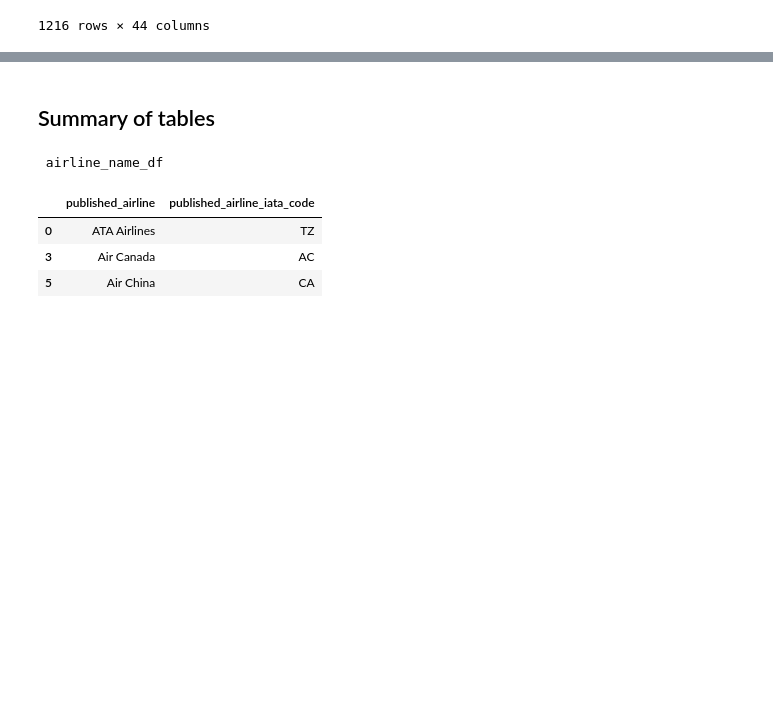
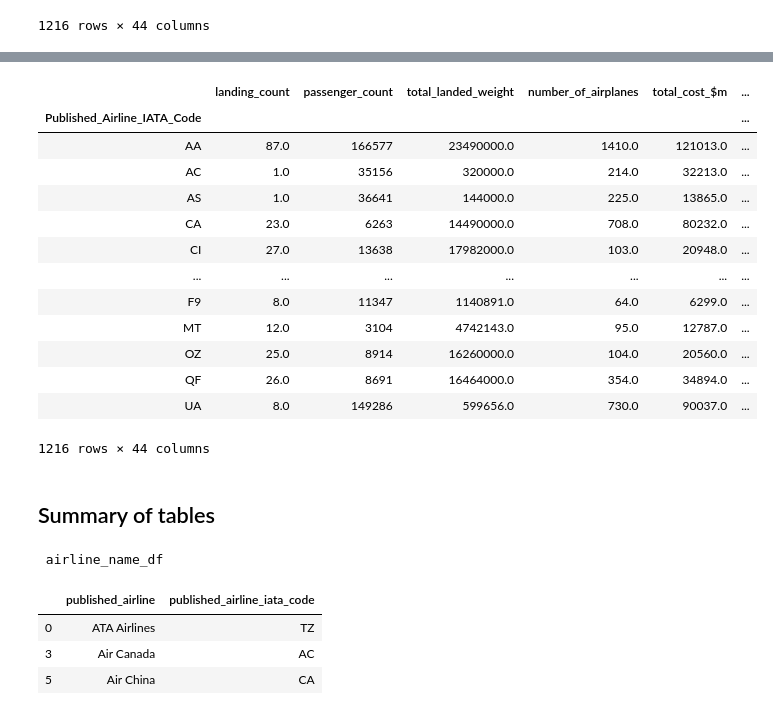
Before and after one commit to Alexlamp/final_project_group1, a Jupyter notebook: Data_ETL.ipynb, the cells around one changed output, grey strips where cells are left out. Saved outputs shown, nothing was run; the diff lists cells and outputs as text; code cells hidden in the pictures; blank space fills up the shorter version.

```diff
--- a/Data_ETL.ipynb
+++ b/Data_ETL.ipynb
@@ -1236,3 +1086,20 @@ for dataframe in dataframe_list:
+# %%
+airline_performance
+# %% [output]
+|  | landing_count | passenger_count | total_landed_weight | number_of_airplanes | total_cost_$m | ... |
+| Published_Airline_IATA_Code |  |  |  |  |  | ... |
+| AA | 87.0 | 166577 | 23490000.0 | 1410.0 | 121013.0 | ... |
+| AC | 1.0 | 35156 | 320000.0 | 214.0 | 32213.0 | ... |
+| AS | 1.0 | 36641 | 144000.0 | 225.0 | 13865.0 | ... |
+| CA | 23.0 | 6263 | 14490000.0 | 708.0 | 80232.0 | ... |
+| CI | 27.0 | 13638 | 17982000.0 | 103.0 | 20948.0 | ... |
+| ... | ... | ... | ... | ... | ... | ... |
+| F9 | 8.0 | 11347 | 1140891.0 | 64.0 | 6299.0 | ... |
+| MT | 12.0 | 3104 | 4742143.0 | 95.0 | 12787.0 | ... |
+| OZ | 25.0 | 8914 | 16260000.0 | 104.0 | 20560.0 | ... |
+| QF | 26.0 | 8691 | 16464000.0 | 354.0 | 34894.0 | ... |
+| UA | 8.0 | 149286 | 599656.0 | 730.0 | 90037.0 | ... |
+1216 rows × 44 columns
 # %%
 path_to_save = os.path.join('airline_performance.csv')
 # %%
```
Also changed, not shown: parts of 31 cells of this notebook, 2 other files.
